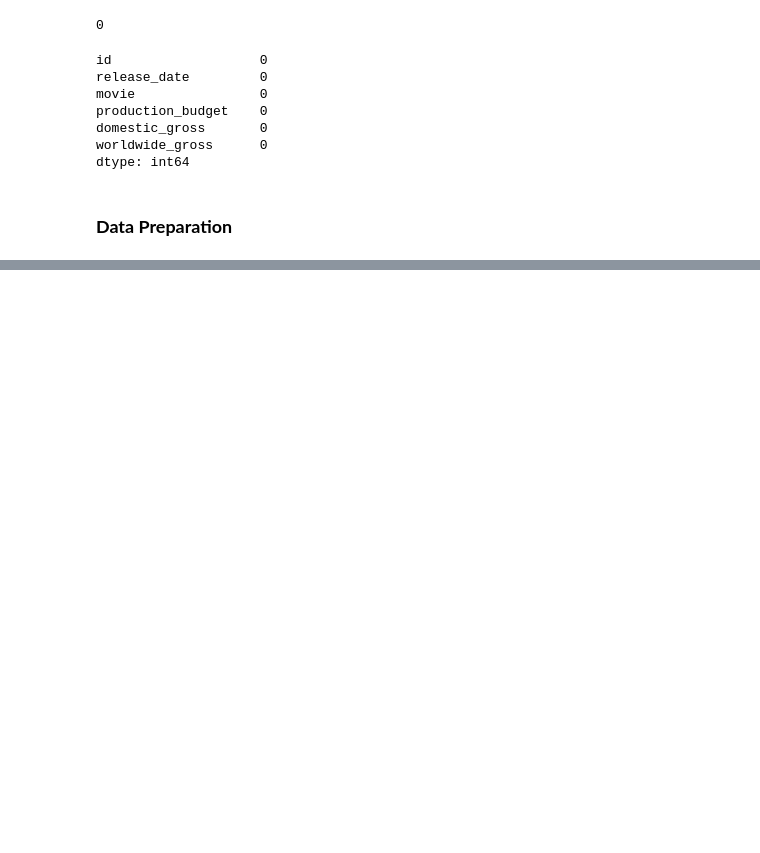
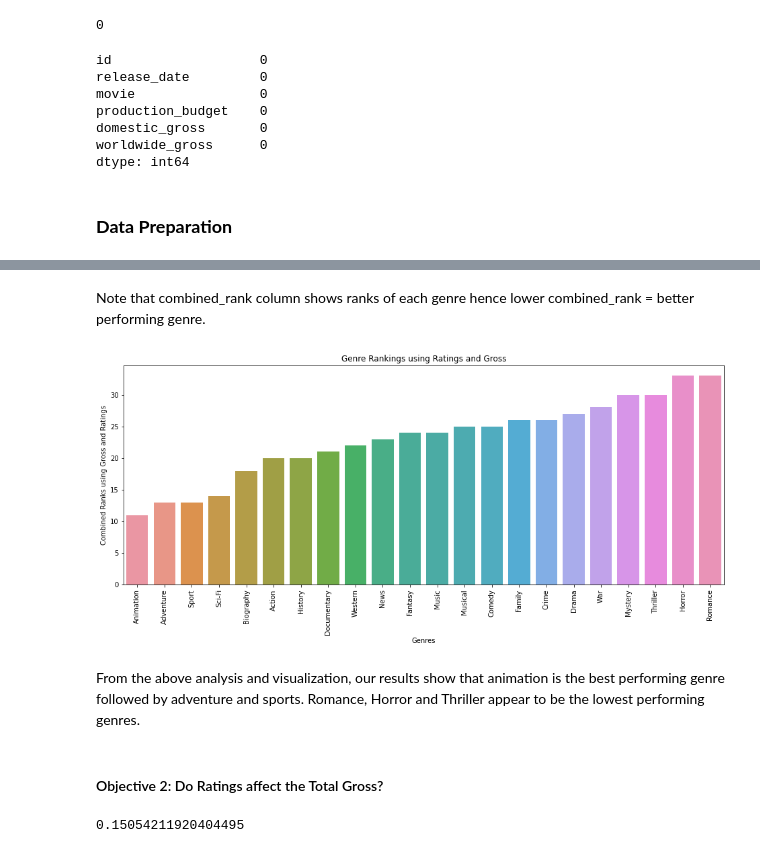
Before and after one commit to Christine-Muhoro/movie_group_project, a Jupyter notebook: notebooks/christine.ipynb, the cells around one changed output, grey strips where cells are left out. Saved outputs shown, nothing was run; the diff lists cells and outputs as text; code cells hidden in the pictures; blank space fills up the shorter version.

Commit message:
Data Preparation, Analysis and Visualization of objective 1 and 2

```diff
--- a/notebooks/christine.ipynb
+++ b/notebooks/christine.ipynb
@@ -319,0 +348,8 @@ im2_df.head(10)
+# %%
+# Split the genre strings into lists
+im_df_analysis['genres'] = im_df_analysis['genres'].str.split(',')
+
+# Expand(explode) each list into separate rows (one genre per movie)
+im_df_analysis = im_df_analysis.explode('genres')
+
+im_df_analysis.head()
@@ -319,0 +363,3 @@ im2_df.head(10)
+# %%
+analysis_df = pd.merge(bom_df_analysis, im_df_analysis, left_on='title', right_on='primary_title', how='inner')
+analysis_df.head()
@@ -319,0 +377,3 @@ im2_df.head(10)
+# %%
+genre_comparison = analysis_df.groupby('genres')[['averagerating', 'total_gross']].mean().reset_index()
+genre_comparison
@@ -319,0 +398,6 @@ im2_df.head(10)
+# %%
+genre_comparison['combined_rank'] = (
+    genre_comparison['averagerating'].rank(ascending=False) +
+    genre_comparison['total_gross'].rank(ascending=False))
+genre_comparison = genre_comparison.sort_values(by='combined_rank')
+genre_comparison
@@ -319,0 +422,20 @@ im2_df.head(10)
+# %% [markdown]
+Note that combined_rank column shows ranks of each genre hence lower combined_rank = better performing genre.
+# %%
+plt.figure(figsize = (16,6))
+sns.barplot(genre_comparison['genres'], genre_comparison['combined_rank'])
+plt.xticks(rotation=90)
+plt.title('Genre Rankings using Ratings and Gross')
+plt.xlabel('Genres')
+plt.ylabel('Combined Ranks using Gross and Ratings');
+# %% [output]
+[figure, added]
+# %% [markdown]
+From the above analysis and visualization, our results show that animation is the best performing genre followed by adventure and sports. Romance, Horror and Thriller appear to be the lowest performing genres.
+# %% [markdown]
+#### Objective 2: Do Ratings affect the Total Gross?
+# %%
+correlation = np.corrcoef(analysis_df['averagerating'],analysis_df['total_gross'])[0,1]
+correlation
+# %% [output]
+0.15054211920404495
```
Also changed, not shown: parts of 19 cells of this notebook.
